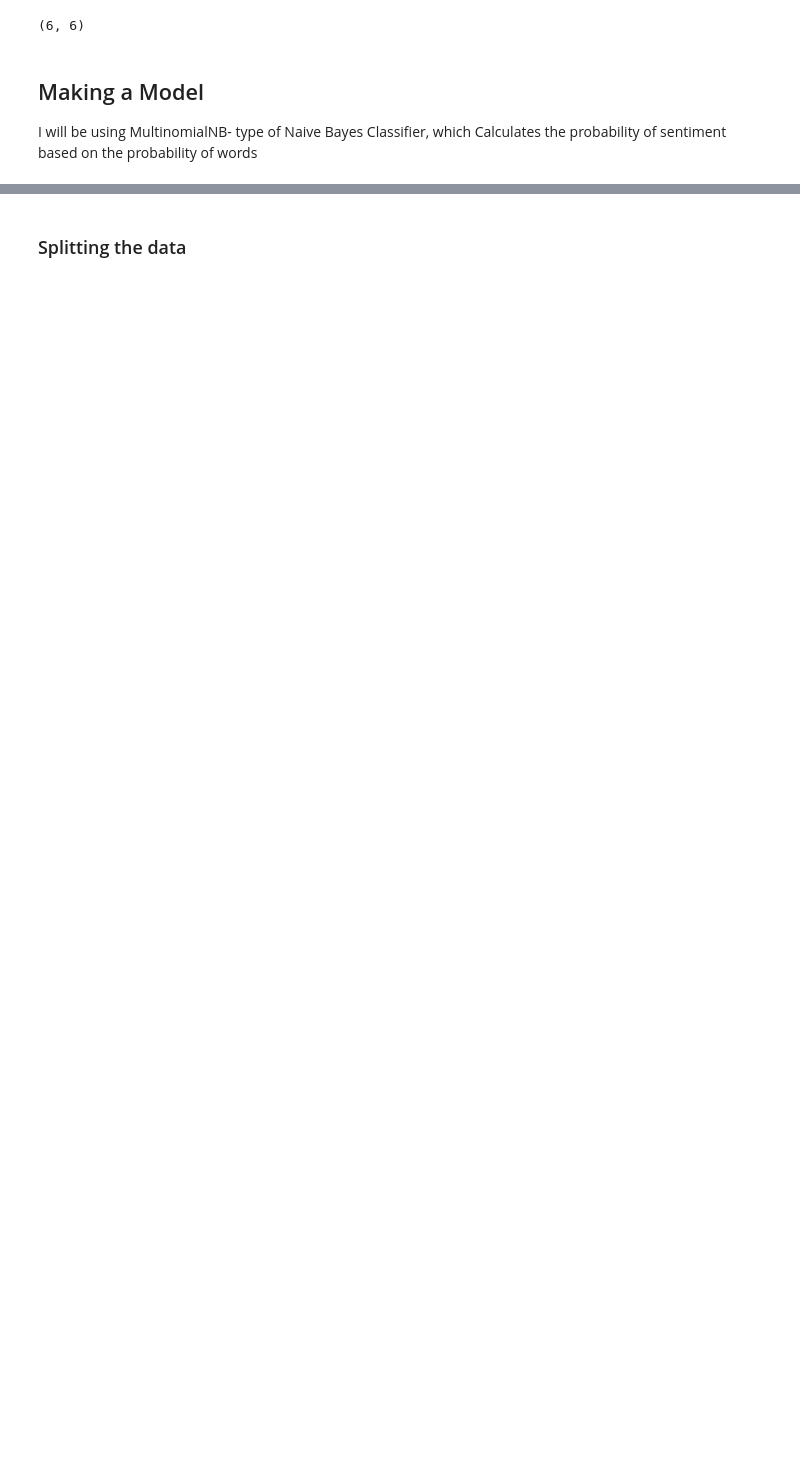
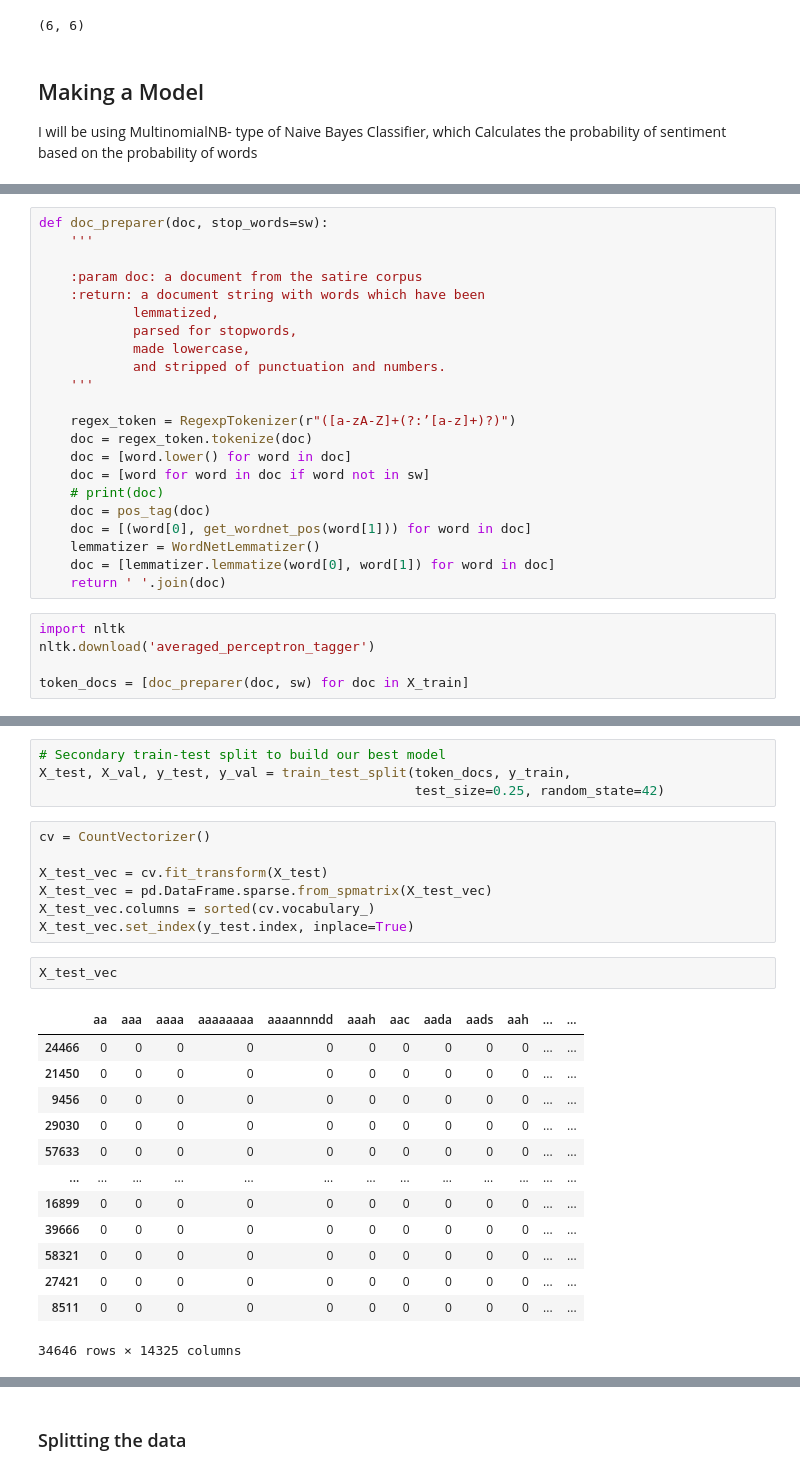
Before and after one commit to hopmiller/Capstone-Project, a Jupyter notebook: Spotify Data.ipynb, the cells around one changed output, grey strips where cells are left out. Drawn from its saved outputs; the diff is of its cells as text; blank space fills up the shorter version.

Commit message:
created 2 models

```diff
--- a/Spotify Data.ipynb
+++ b/Spotify Data.ipynb
@@ -310,0 +378,27 @@ model = MultinomialNB()
+# %%
+def doc_preparer(doc, stop_words=sw):
+    '''
+
+    :param doc: a document from the satire corpus
+    :return: a document string with words which have been
+            lemmatized,
+            parsed for stopwords,
+            made lowercase,
+            and stripped of punctuation and numbers.
+    '''
+
+    regex_token = RegexpTokenizer(r"([a-zA-Z]+(?:’[a-z]+)?)")
+    doc = regex_token.tokenize(doc)
+    doc = [word.lower() for word in doc]
+    doc = [word for word in doc if word not in sw]
+    # print(doc)
+    doc = pos_tag(doc)
+    doc = [(word[0], get_wordnet_pos(word[1])) for word in doc]
+    lemmatizer = WordNetLemmatizer()
+    doc = [lemmatizer.lemmatize(word[0], word[1]) for word in doc]
+    return ' '.join(doc)
+# %%
+import nltk
+nltk.download('averaged_perceptron_tagger')
+
+token_docs = [doc_preparer(doc, sw) for doc in X_train]
@@ -310,0 +410,27 @@ model = MultinomialNB()
+# %%
+# Secondary train-test split to build our best model
+X_test, X_val, y_test, y_val = train_test_split(token_docs, y_train,
+                                                test_size=0.25, random_state=42)
+# %%
+cv = CountVectorizer()
+
+X_test_vec = cv.fit_transform(X_test)
+X_test_vec = pd.DataFrame.sparse.from_spmatrix(X_test_vec)
+X_test_vec.columns = sorted(cv.vocabulary_)
+X_test_vec.set_index(y_test.index, inplace=True)
+# %%
+X_test_vec
+# %% [output]
+|  | aa | aaa | aaaa | aaaaaaaa | aaaannndd | aaah | aac | aada | aads | aah | ... | ... |
+| 24466 | 0 | 0 | 0 | 0 | 0 | 0 | 0 | 0 | 0 | 0 | ... | ... |
+| 21450 | 0 | 0 | 0 | 0 | 0 | 0 | 0 | 0 | 0 | 0 | ... | ... |
+| 9456 | 0 | 0 | 0 | 0 | 0 | 0 | 0 | 0 | 0 | 0 | ... | ... |
+| 29030 | 0 | 0 | 0 | 0 | 0 | 0 | 0 | 0 | 0 | 0 | ... | ... |
+| 57633 | 0 | 0 | 0 | 0 | 0 | 0 | 0 | 0 | 0 | 0 | ... | ... |
+| ... | ... | ... | ... | ... | ... | ... | ... | ... | ... | ... | ... | ... |
+| 16899 | 0 | 0 | 0 | 0 | 0 | 0 | 0 | 0 | 0 | 0 | ... | ... |
+| 39666 | 0 | 0 | 0 | 0 | 0 | 0 | 0 | 0 | 0 | 0 | ... | ... |
+| 58321 | 0 | 0 | 0 | 0 | 0 | 0 | 0 | 0 | 0 | 0 | ... | ... |
+| 27421 | 0 | 0 | 0 | 0 | 0 | 0 | 0 | 0 | 0 | 0 | ... | ... |
+| 8511 | 0 | 0 | 0 | 0 | 0 | 0 | 0 | 0 | 0 | 0 | ... | ... |
+34646 rows × 14325 columns
```
Also changed, not shown: parts of 20 cells of this notebook, 2 other files.
